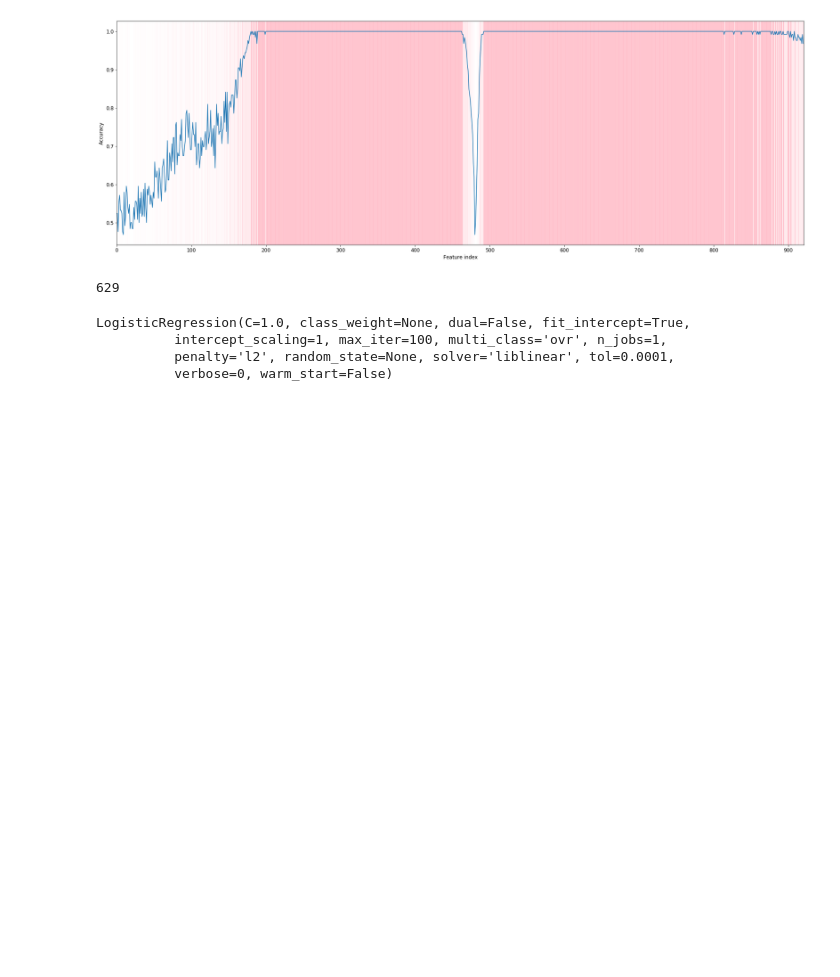
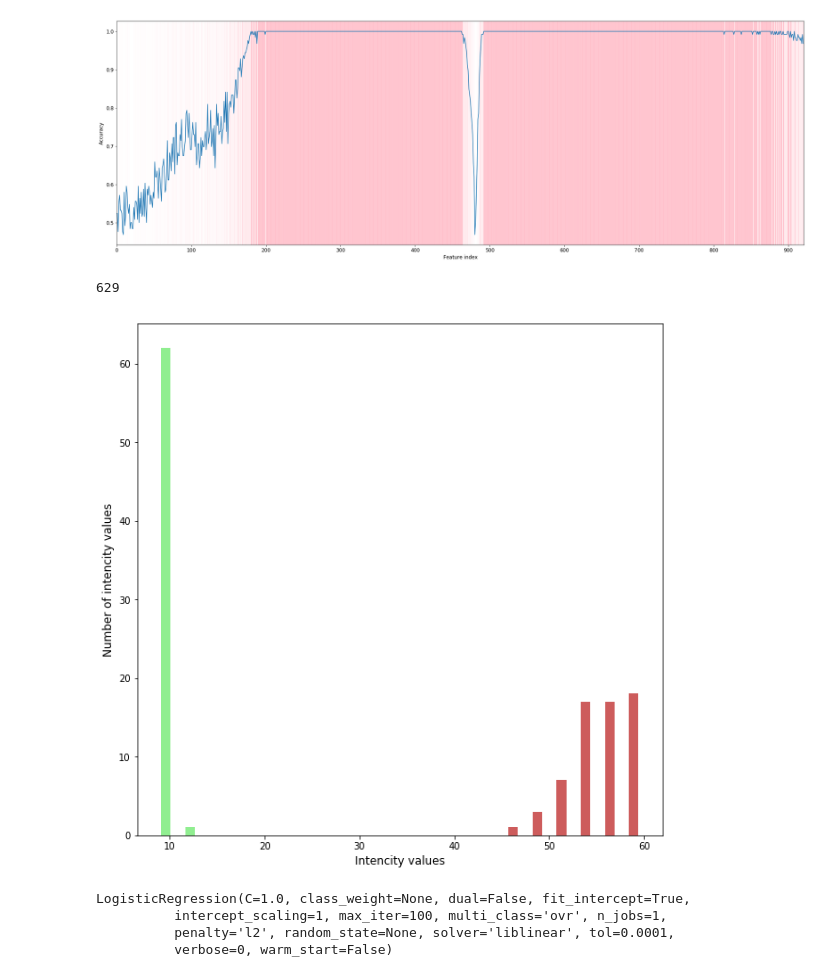
Before and after one commit to vikneke/cs5014_p2, a Jupyter notebook: binaryML/binary.ipynb, the cells around one changed output. Cells and saved outputs as stored; diff of their text form; code cells hidden in the pictures; blank space fills up the shorter version.

```diff
--- a/binaryML/binary.ipynb
+++ b/binaryML/binary.ipynb
@@ -163,6 +163,30 @@ feature_index = get_waves_index(waves, 650.411)
 feature_index
 # %% [output]
 629
+# %%
+plot_parameters(10, 10)
+green = []
+red = []
+
+index = 0
+for i in x_train[620]:
+    if y_train[index] == 1:
+        red.append(i)
+    else:
+        green.append(i)
+    index += 1
+
+plt.xlabel("Intencity values", fontdict=None, labelpad=None, fontsize=12)
+plt.ylabel("Number of intencity values", fontdict=None, labelpad=None, fontsize=12)
+# plt.hist(green, color="indianred", bins = 10, normed = False)
+# plt.hist(red, color="lightgreen", bins = 10, normed = False)
+# plt.show()
+
+plt.hist([green, red], 20, alpha=1, color=["lightgreen", "indianred"])
+
+plt.show()
+# %% [output]
+[figure, added]
 # %%
 x_train_one_feature = x_train[629]
 x_train_one_feature = x_train_one_feature.values.reshape(-1, 1)
```
Also changed, not shown: 7 other files.
